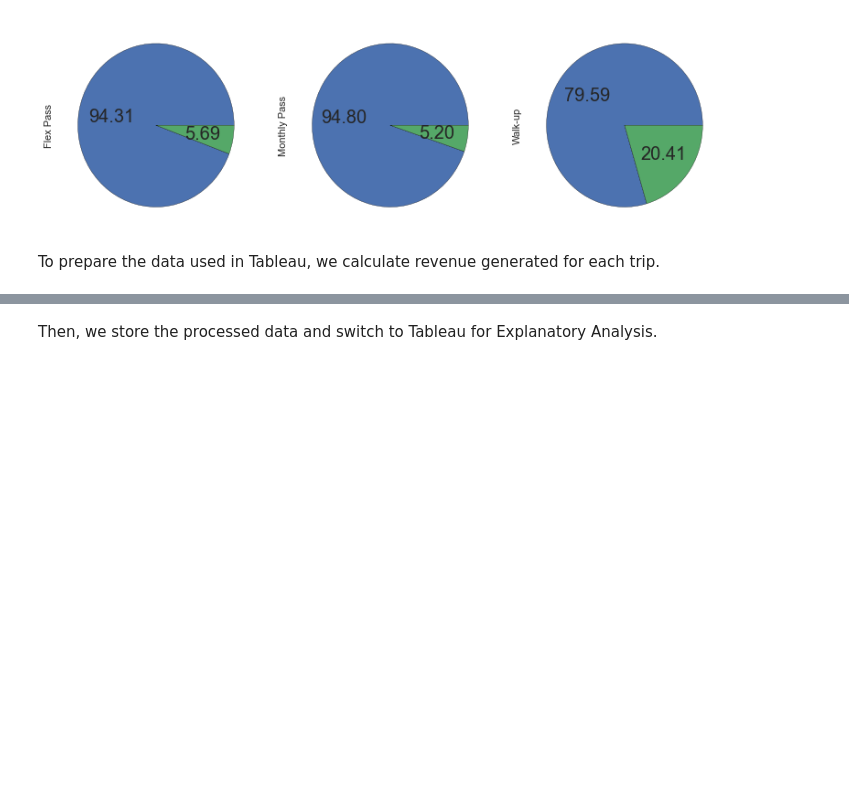
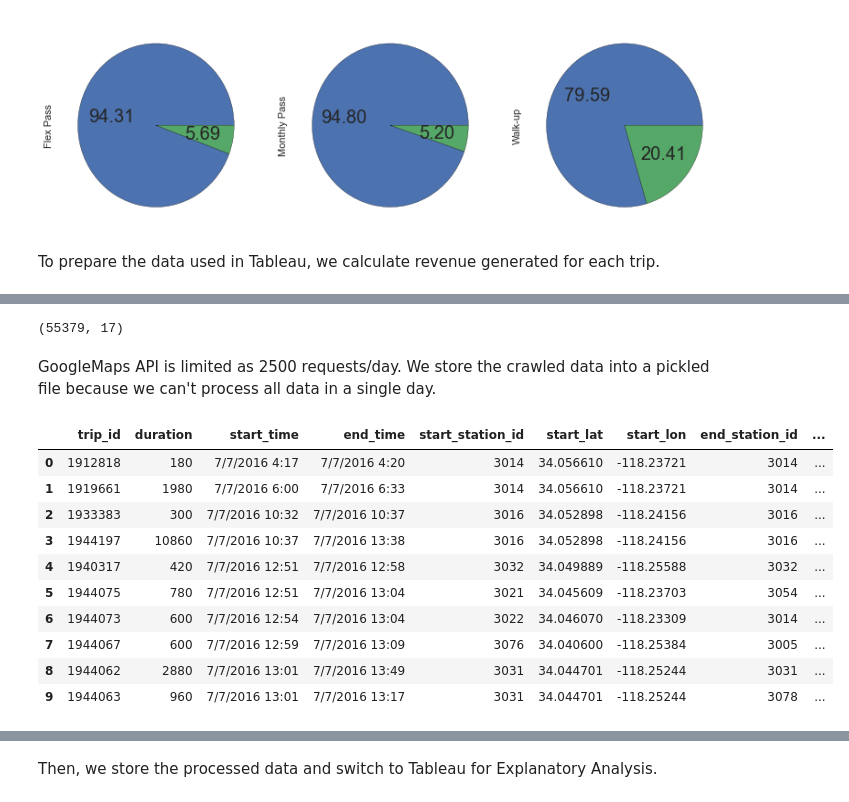
Before and after one commit to vitid/LAMetroBikeShare, a Jupyter notebook: analyze.ipynb, the cells around one changed output, grey strips where cells are left out. Drawn from its saved outputs; the diff is of its cells as text; code cells hidden in the pictures; blank space fills up the shorter version.

Commit message:
Process the original data file to be used in Tableau
* Call GoogleMaps API, crawling usual distance(Metre) and usual time
taken(seconds). Store the finalized data file in data/processed.csv.

```diff
--- a/analyze.ipynb
+++ b/analyze.ipynb
@@ -152,0 +163,62 @@ trip_data[6:7]
+# %%
+trip_data = trip_data.drop(discard_rows.index)
+# %%
+trip_data.shape
+# %% [output]
+(55379, 17)
+# %% [markdown]
+GoogleMaps API is limited as 2500 requests/day. We store the crawled data into a pickled file because we can't process all data in a single day.
+# %%
+import pickle
+import os.path
+
+if os.path.isfile("data/start_end_dict.p"):
+    start_end_dict = pickle.load(open("data/start_end_dict.p","rb"))
+# %%
+count = 0
+
+def get_estimated_distance_and_time(d):
+    global start_end_dict
+    global count
+    if d["trip_route_category"] == "Round Trip":
+        return [0,0]
+
+    start_id = d["start_station_id"]
+    end_id = d["end_station_id"]
+    start_end = (start_id,end_id)
+
+    if start_end not in start_end_dict:
+        try:
+            print("Calling distance API for {}".format(start_end))
+            map_info = gmaps.distance_matrix(origins=(d["start_lat"],d["start_lon"]),destinations=(d["end_lat"],d["end_lon"]),mode="bicycling")
+            #dictionary hold (typical distance(metre),typical time taken(seconds))
+            start_end_dict[start_end] = (map_info["rows"][0]["elements"][0]["distance"]["value"],map_info["rows"][0]["elements"][0]["duration"]["value"])
+            count += 1
+            if count % 100 == 0:
+                print("dump current retrieved data[{}]".format(count))
+                pickle.dump(start_end_dict,open('data/start_end_dict.p','wb'))
+        except:
+            print("Can't retireve data for row:{}...".format(d))
+            pickle.dump(start_end_dict,open('data/start_end_dict.p','wb'))
+            #terminate the program to investigate further(likely, the limit is reached)
+            raise
+
+    return [start_end_dict[start_end][0],start_end_dict[start_end][1]]
+
+trip_data.loc[0:,["usual_distance","usual_duration"]] = list(trip_data.apply(get_estimated_distance_and_time,axis=1))
+print("finish calling GoogleMaps API...")
+# %%
+#check with GoogleMaps website that usual_distace and usual_duration is processed correctly
+trip_data.head(10)
+# %% [output]
+|  | trip_id | duration | start_time | end_time | start_station_id | start_lat | start_lon | end_station_id | ... |
+| 0 | 1912818 | 180 | 7/7/2016 4:17 | 7/7/2016 4:20 | 3014 | 34.056610 | -118.23721 | 3014 | ... |
+| 1 | 1919661 | 1980 | 7/7/2016 6:00 | 7/7/2016 6:33 | 3014 | 34.056610 | -118.23721 | 3014 | ... |
+| 2 | 1933383 | 300 | 7/7/2016 10:32 | 7/7/2016 10:37 | 3016 | 34.052898 | -118.24156 | 3016 | ... |
+| 3 | 1944197 | 10860 | 7/7/2016 10:37 | 7/7/2016 13:38 | 3016 | 34.052898 | -118.24156 | 3016 | ... |
+| 4 | 1940317 | 420 | 7/7/2016 12:51 | 7/7/2016 12:58 | 3032 | 34.049889 | -118.25588 | 3032 | ... |
+| 5 | 1944075 | 780 | 7/7/2016 12:51 | 7/7/2016 13:04 | 3021 | 34.045609 | -118.23703 | 3054 | ... |
+| 6 | 1944073 | 600 | 7/7/2016 12:54 | 7/7/2016 13:04 | 3022 | 34.046070 | -118.23309 | 3014 | ... |
+| 7 | 1944067 | 600 | 7/7/2016 12:59 | 7/7/2016 13:09 | 3076 | 34.040600 | -118.25384 | 3005 | ... |
+| 8 | 1944062 | 2880 | 7/7/2016 13:01 | 7/7/2016 13:49 | 3031 | 34.044701 | -118.25244 | 3031 | ... |
+| 9 | 1944063 | 960 | 7/7/2016 13:01 | 7/7/2016 13:17 | 3031 | 34.044701 | -118.25244 | 3078 | ... |
```
Also changed, not shown: parts of 12 cells of this notebook, 2 other files.
